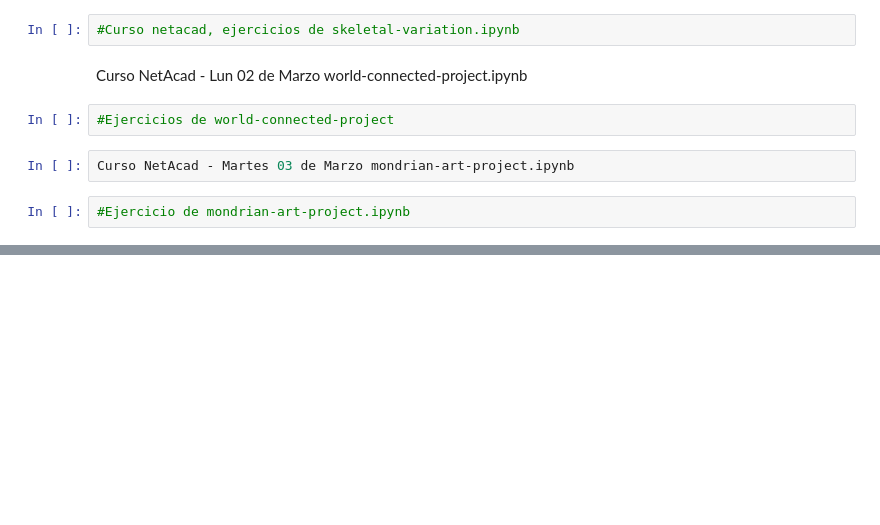
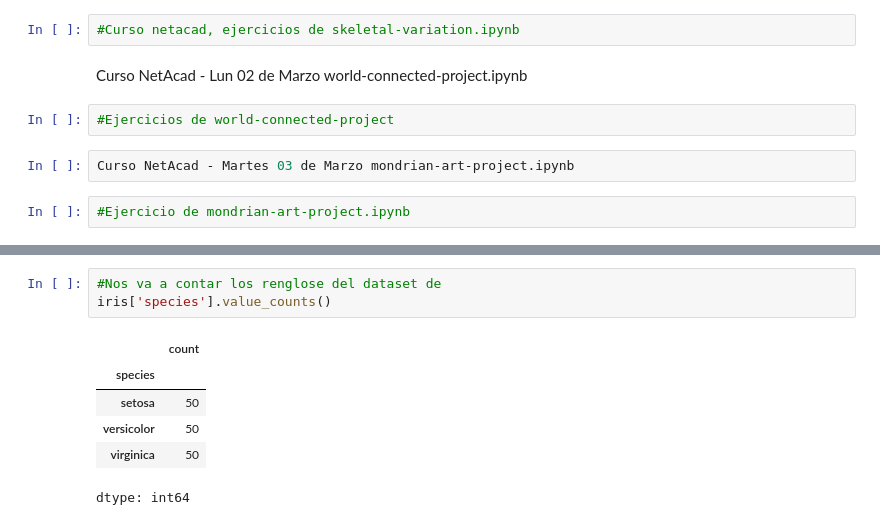
Before and after one commit to paolanavarror/mineria-de-datos, a Jupyter notebook: MineriaDeDatos.ipynb, the cells around one changed output, grey strips where cells are left out. Cells and saved outputs as stored; diff of their text form; blank space fills up the shorter version.

```diff
--- a/MineriaDeDatos.ipynb
+++ b/MineriaDeDatos.ipynb
@@ -1633,0 +1674,10 @@ Curso NetAcad - Martes 03 de Marzo mondrian-art-project.ipynb
+# %%
+#Nos va a contar los renglose del dataset de
+iris['species'].value_counts()
+# %% [output]
+|  | count |
+| species |  |
+| setosa | 50 |
+| versicolor | 50 |
+| virginica | 50 |
+dtype: int64
```
Also changed, not shown: parts of 8 cells of this notebook.
